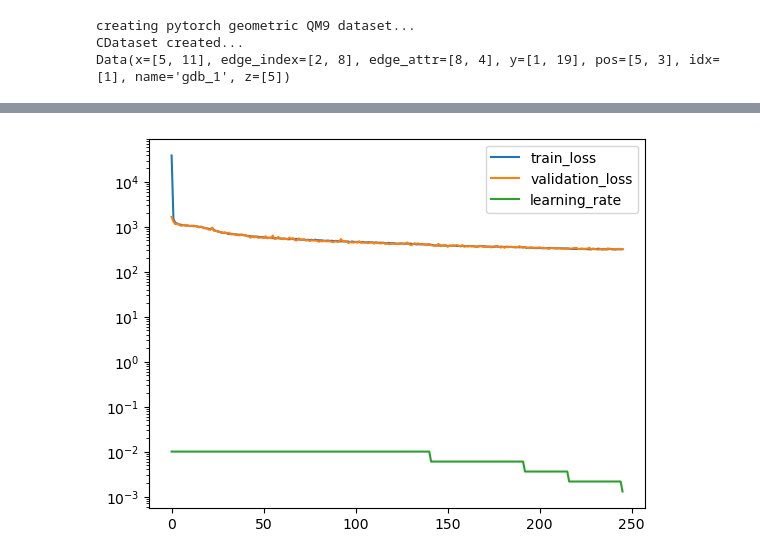
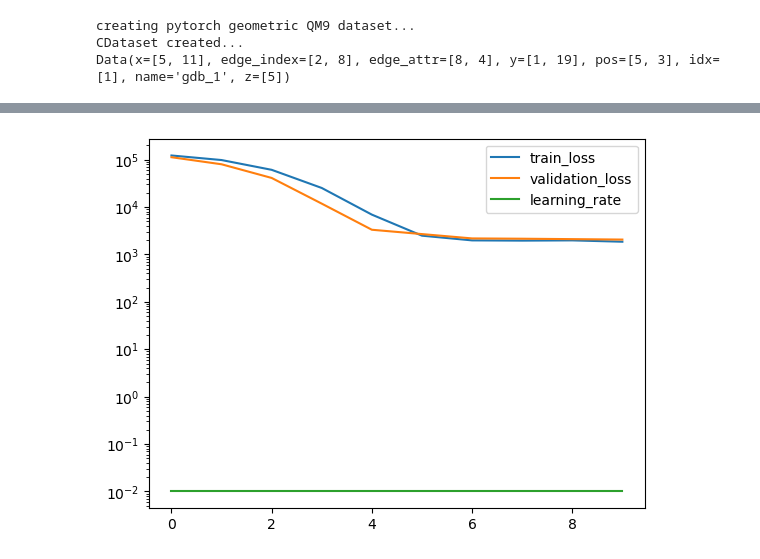
Before and after one commit to icanswim/qchem, a Jupyter notebook: experiment.ipynb, the cells around one changed output, grey strips where cells are left out. Drawn from its saved outputs; the diff is of its cells as text; code cells hidden in the pictures.

```diff
--- a/experiment.ipynb
+++ b/experiment.ipynb
@@ -649,44 +566,42 @@ rdkit_edge = ['edge_indices','edge_attr']
 lookup_hybrid = QM9.embed_lookup['hybridization']
 lookup_chiral = QM9.embed_lookup['chirality']
 
-ds_params = {'train_params': {'input_dict': {'model_input': {'x': [
-                                                                   'atomic_number',
-                                                                   'aromatic',
-                                                                   'degree',
-                                                                   #'mulliken',
-                                                                  ],
-                                                             'idx': ['idx'],
-                                                             'edge_index': ['edge_indices'],
-                                                             #'edge_attr': ['edge_attr'],
-                                                             #'coulomb': ['coulomb'],
-                                                             #'distance': ['distance'],
-                                                             #'embed': ['hybridization','chirality'],
-                                                             #'adjacency': ['adjacency'],
-                                                             #'mulliken': ['mulliken'],
-                                                            },
-                                             'criterion_input': {'y': ['U0']}},
+ds_param = {'train_param': {'input_dict': {'x': [
+                                                 'atomic_number',
+                                                 'aromatic',
+                                                 'degree',
+                                                  ],
+                                             'idx': ['idx'],
+                                             'edge_index': ['edge_indices'],
+                                             #'edge_attr': ['edge_attr'],
+                                             #'coulomb': ['coulomb'],
+                                             #'distance': ['distance'],
+                                             #'adjacency': ['adjacency'],
+                                             #'mulliken': ['mulliken'],
+                                             #'hybridization': ['hybridization'],
+                                             #'chirality': ['chirality'],
+                                             'y': ['U0']},
                               'transforms': {
-                                             'hybridization': [Pad1d(29), EmbedLookup(lookup_hybrid)],
-                                             'chirality': [Pad1d(29), EmbedLookup(lookup_chiral)],
-                                             'atomic_number': [ExpandN(1),AsTensor()],
+                                             'hybridization': [Pad1d(29), EmbedLookup(lookup_hybrid), AsTensor()],
+                                             'chirality': [Pad1d(29), EmbedLookup(lookup_chiral), AsTensor()],
+                                             'atomic_number': [ExpandN(1), AsTensor()],
                                              'aromatic': [ExpandN(1), AsTensor()],
                                              'degree': [ExpandN(1), AsTensor()],
                                              'edge_indices': [AsTensor()],
-                                             'mulliken': [ExpandN(1), AsTensor()],
-                                             'coulomb': [],
+                                             'mulliken': [Pad1d(29), AsTensor()],
+                                             'coulomb': [FlattenN(), Pad1d(29*29), AsTensor()],
                                              'distance': [],
                                              'adjacency': [],
                                              'idx': [AsTensor()],
                                              'U0': [AsTensor()],
                                             },
                               #'filter_on': ('n_atoms','<','10'),
-                              #'n': 10000, #non-random subset for testing,
-                              'use_pickle': 'qm9_full_3_conf', #use pickle if exists otherwise create
+                              'n': 10000, #non-random subset for testing,
+                              'use_pickle': False, #use pickle if exists otherwise create
                               'n_conformers': 3,
                               'dict2data': True}}
 
-
-model_params = {'in_channels': 3,
+model_param = {'in_channels': 3,
                 'hidden': 256,
                 'out_channels': 1,
                 'depth': 2,
@@ -697,18 +612,18 @@ model_params = {'in_channels': 3,
                 'activation': 'relu',
                }
 
-metrics_params = {'report_interval': 100,
+metrics_param = {'report_interval': 100,
                   'log_plot': True,
                   'min_lr': .0013}  #early stopping
 
-opt_params = {'lr': 0.01}
+opt_param = {'lr': 0.01}
 
-crit_params = {'reduction': 'sum'}
+crit_param = {'reduction': 'sum'}
 
-sample_params = {'set_seed': 88,
+sample_param = {'set_seed': 88,
                  'splits': (.7, .15)}
 
-sched_params = {'factor': .6,
+sched_param = {'factor': .6,
                 'patience': 10,
                 'cooldown': 5,
                 'min_lr': .00125}
@@ -716,9 +631,9 @@ sched_params = {'factor': .6,
 
 l = Learn([QM9], GraphNet, Selector,
           Optimizer=Adam, Scheduler=ReduceLROnPlateau, Criterion=MSELoss, DataLoader=DataLoader,
-          model_params=model_params, ds_params=ds_params, sample_params=sample_params,
-          opt_params=opt_params, sched_params=sched_params, crit_params=crit_params,
-          metrics_params=metrics_params,
-          squeeze_y_pred=True, batch_size=256, epochs=1000, save_model=True,
+          model_param=model_param, ds_param=ds_param, sample_param=sample_param,
+          opt_param=opt_param, sched_param=sched_param, crit_param=crit_param,
+          metrics_param=metrics_param,
+          squeeze_y_pred=True, batch_size=256, epochs=10, save_model=True,
           load_model=None)
 # %% [output]
@@ -742,4 +657,4 @@ last 5 predictions:
-[figure, old version]
+[figure, new version]
 # %%
 #example graph variational autoencoder without adversarial regulation and GCNConv encoder
 
```
Also changed, not shown: parts of 23 cells of this notebook, 3 other files.
